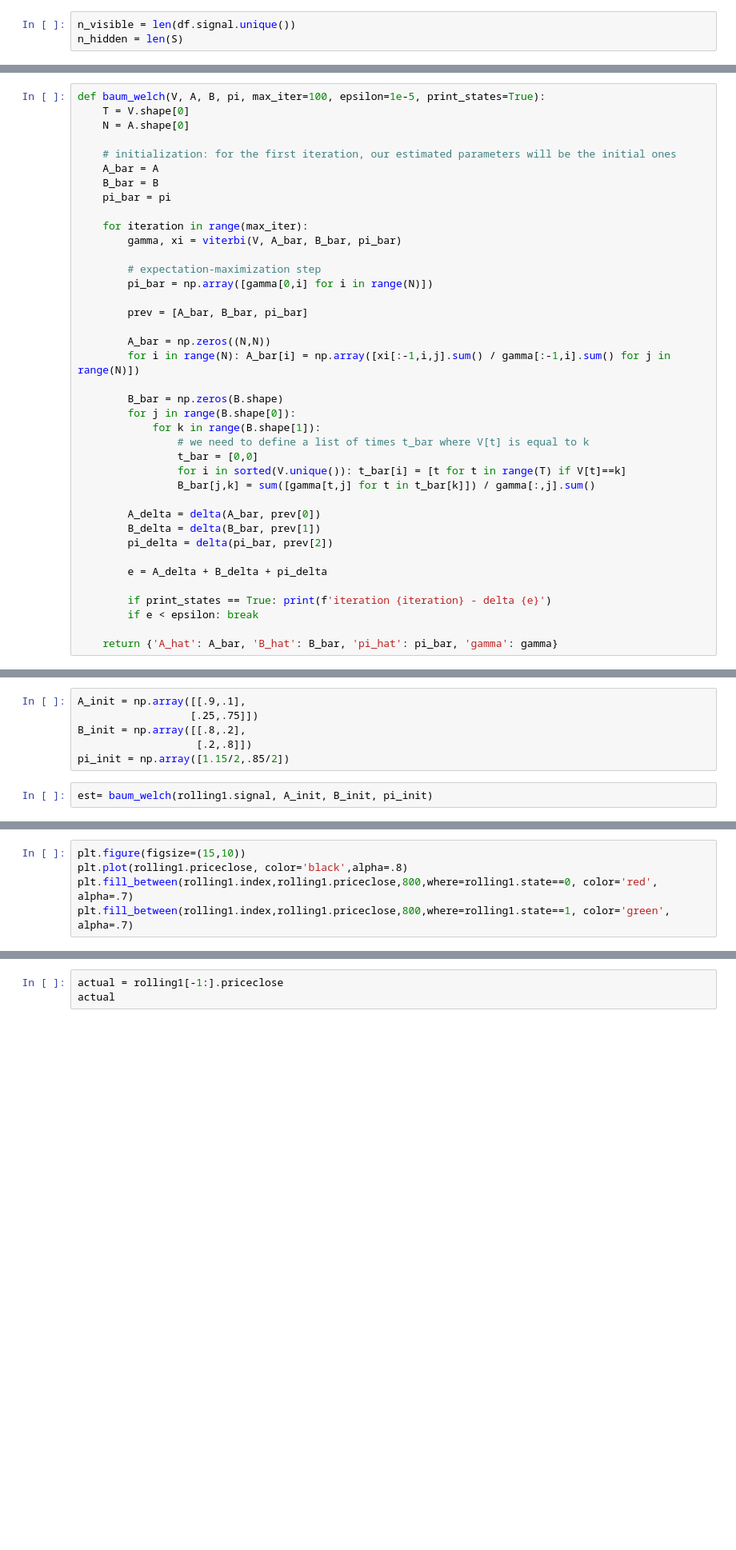
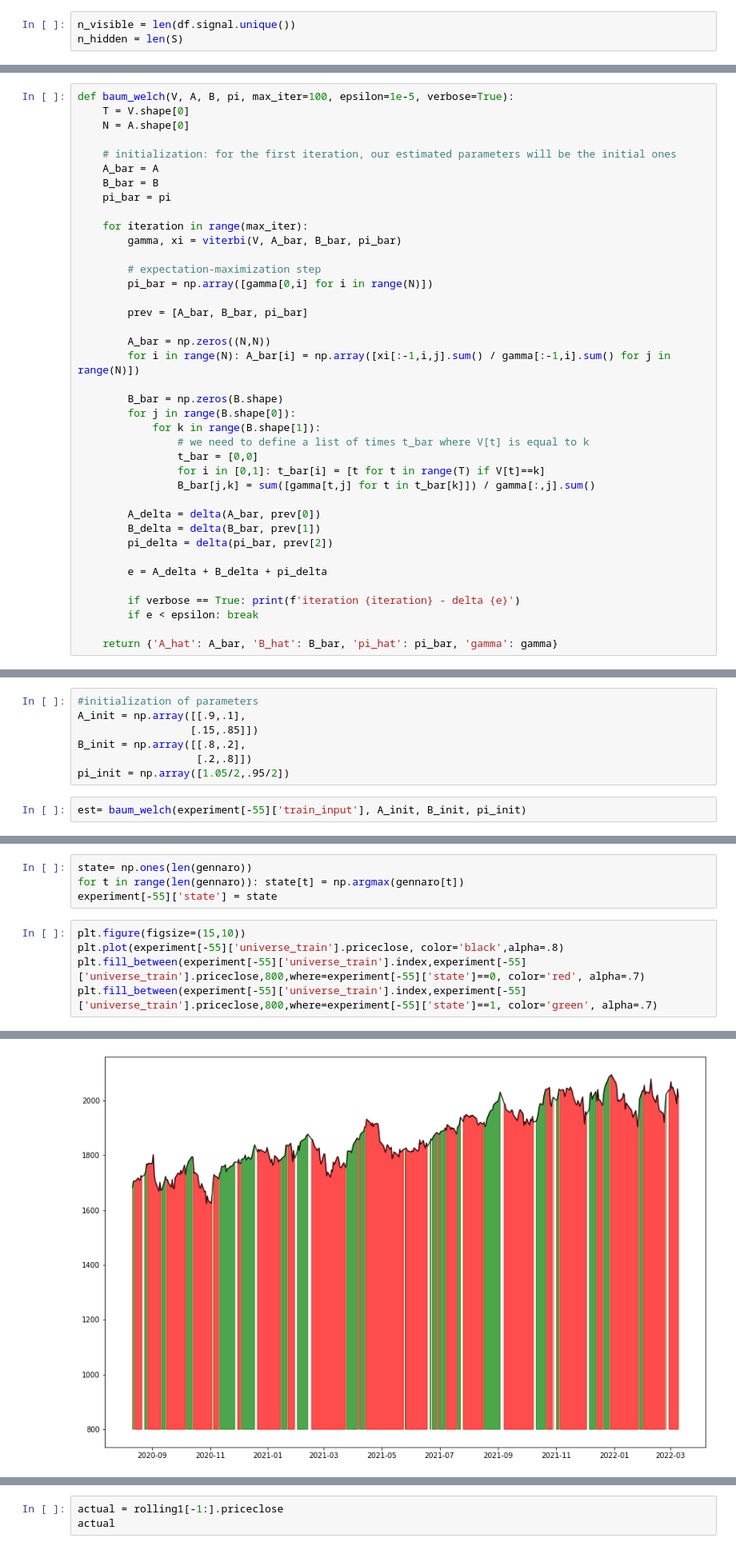
Before and after one commit to gbesposito/hmm_unibo, a Jupyter notebook: scripts/hmm.ipynb, the cells around one changed output, grey strips where cells are left out. Shown: that part at 80% size. Cells and saved outputs as stored; diff of their text form; blank space fills up the shorter version.

```diff
--- a/scripts/hmm.ipynb
+++ b/scripts/hmm.ipynb
@@ -61,7 +90,7 @@ def viterbi(V,A,B,pi):
 
     return gamma, xi
 # %%
-def baum_welch(V, A, B, pi, max_iter=100, epsilon=1e-5, print_states=True):
+def baum_welch(V, A, B, pi, max_iter=100, epsilon=1e-5, verbose=True):
     T = V.shape[0]
     N = A.shape[0]
 
@@ -86,7 +115,7 @@ def baum_welch(V, A, B, pi, max_iter=100, epsilon=1e-5, print_states=True):
             for k in range(B.shape[1]):
                 # we need to define a list of times t_bar where V[t] is equal to k
                 t_bar = [0,0]
-                for i in sorted(V.unique()): t_bar[i] = [t for t in range(T) if V[t]==k]
+                for i in [0,1]: t_bar[i] = [t for t in range(T) if V[t]==k]
                 B_bar[j,k] = sum([gamma[t,j] for t in t_bar[k]]) / gamma[:,j].sum()
 
         A_delta = delta(A_bar, prev[0])
@@ -95,7 +124,7 @@ def baum_welch(V, A, B, pi, max_iter=100, epsilon=1e-5, print_states=True):
 
         e = A_delta + B_delta + pi_delta
 
-        if print_states == True: print(f'iteration {iteration} - delta {e}')
+        if verbose == True: print(f'iteration {iteration} - delta {e}')
         if e < epsilon: break
 
     return {'A_hat': A_bar, 'B_hat': B_bar, 'pi_hat': pi_bar, 'gamma': gamma}
@@ -106,8 +131,9 @@ plt.plot(rolling1.priceclose)
 # %%
+#initialization of parameters
 A_init = np.array([[.9,.1],
-                  [.25,.75]])
+                  [.15,.85]])
 B_init = np.array([[.8,.2],
                    [.2,.8]])
-pi_init = np.array([1.15/2,.85/2])
+pi_init = np.array([1.05/2,.95/2])
 # %%
-est= baum_welch(rolling1.signal, A_init, B_init, pi_init)
+est= baum_welch(experiment[-55]['train_input'], A_init, B_init, pi_init)
@@ -123,5 +179,10 @@ rolling1['state'] = state[:299]
+# %%
+state= np.ones(len(gennaro))
+for t in range(len(gennaro)): state[t] = np.argmax(gennaro[t])
+experiment[-55]['state'] = state
 # %%
 plt.figure(figsize=(15,10))
-plt.plot(rolling1.priceclose, color='black',alpha=.8)
-plt.fill_between(rolling1.index,rolling1.priceclose,800,where=rolling1.state==0, color='red', alpha=.7)
-plt.fill_between(rolling1.index,rolling1.priceclose,800,where=rolling1.state==1, color='green', alpha=.7)
+plt.plot(experiment[-55]['universe_train'].priceclose, color='black',alpha=.8)
+plt.fill_between(experiment[-55]['universe_train'].index,experiment[-55]['universe_train'].priceclose,800,where=experiment[-55]['state']==0, color='red', alpha=.7)
+plt.fill_between(experiment[-55]['universe_train'].index,experiment[-55]['universe_train'].priceclose,800,where=experiment[-55]['state']==1, color='green', alpha=.7)
+# %% [output]
@@ -127,0 +190 @@ plt.fill_between(rolling1.index,rolling1.priceclose,800,where=rolling1.state==1,
+[figure, added]
```
Also changed, not shown: parts of 23 cells of this notebook, 1 other file.
